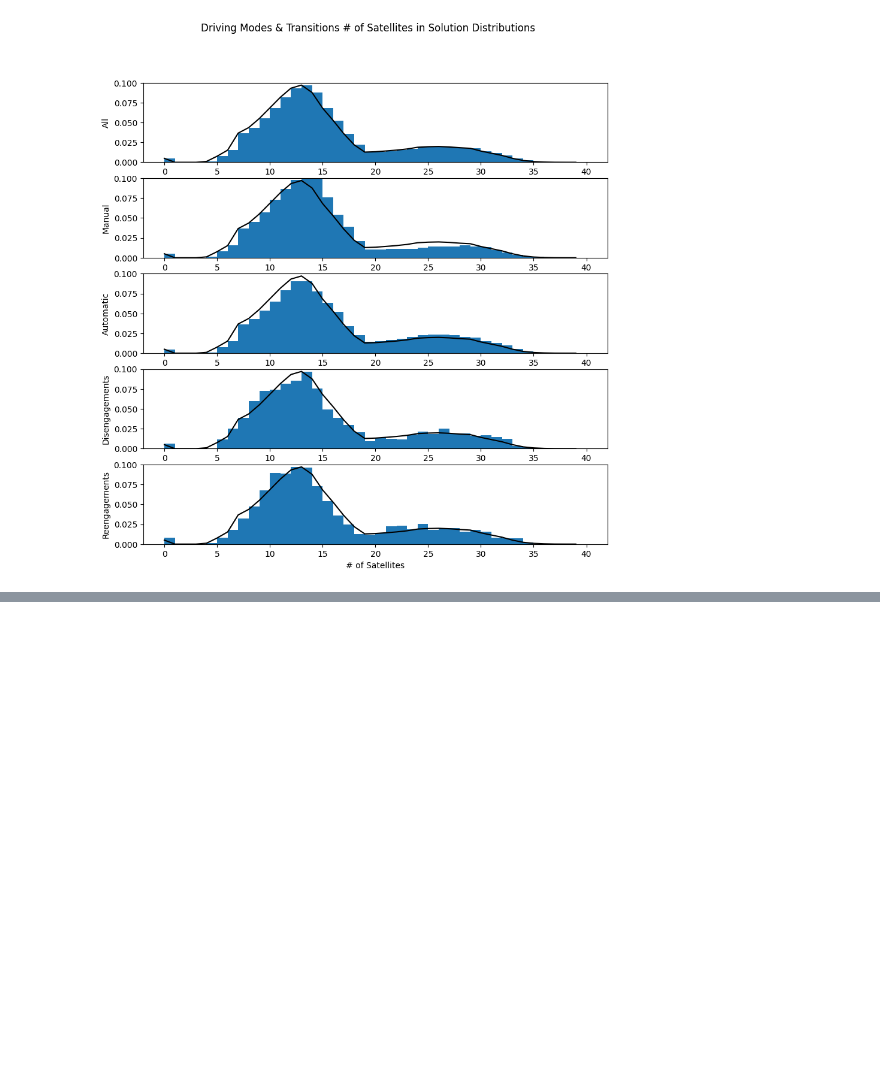
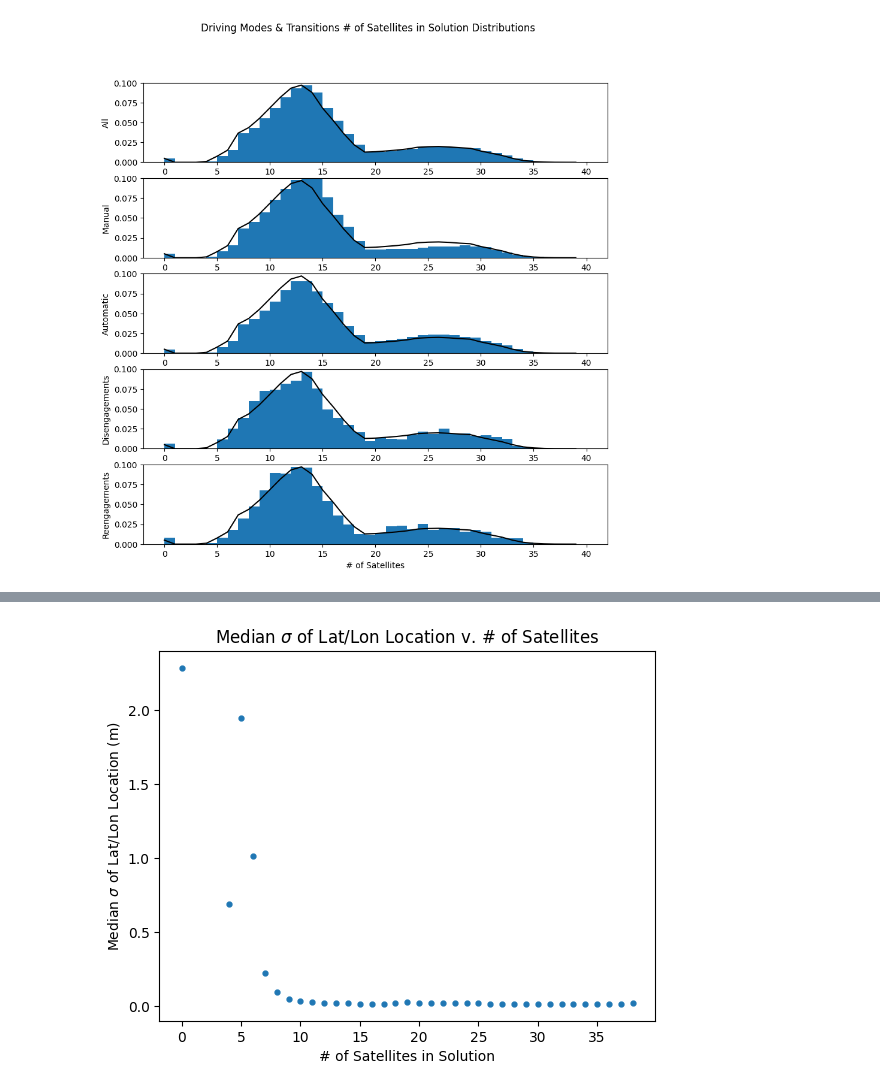
Before and after one commit to vHepp/TDMprivate, a Jupyter notebook: code/Unfinished Code/LatLonStdDev & numSat Correlation Plots (F)(UD).ipynb, the cells around one changed output, grey strips where cells are left out. Saved outputs shown, nothing was run; the diff lists cells and outputs as text; code cells hidden in the pictures; blank space fills up the shorter version.

```diff
--- a/code/Unfinished Code/LatLon_StdDev_Correlations.ipynb
+++ b/code/Unfinished Code/LatLonStdDev & numSat Correlation Plots (F)(UD).ipynb
@@ -296,0 +329,6 @@ plt.show()
+# %%
+group_by_numsat = all_best_pose_df.groupby( 'numSatsInSolution' )
+
+group_by_numsat_metrics_df = group_by_numsat.agg( { 'LatLonTotalStdDev': [ 'mean', 'median', 'max', 'count' ] } )
+
+group_by_numsat_metrics_df.reset_index( inplace = True )
@@ -296,0 +350,18 @@ plt.show()
+# %%
+numSatsInSolution_array = np.array( group_by_numsat_metrics_df[ 'numSatsInSolution' ] )
+
+LatLonTotalStdDev_mean_array = np.array( group_by_numsat_metrics_df[ 'LatLonTotalStdDev', 'mean' ] )
+
+LatLonTotalStdDev_median_array = np.array( group_by_numsat_metrics_df[ 'LatLonTotalStdDev', 'median' ] )
+# %%
+plt.plot( numSatsInSolution_array, LatLonTotalStdDev_median_array, marker = '.', ls = '', ms = 7 )
+
+plt.xlabel( '# of Satellites in Solution' )
+
+plt.ylabel( 'Median $\sigma$ of Lat/Lon Location (m)' )
+
+plt.title( 'Median $\sigma$ of Lat/Lon Location v. # of Satellites' )
+
+plt.show()
+# %% [output]
+[figure, added]
```
Also changed, not shown: parts of 17 cells of this notebook, 8 other files.
